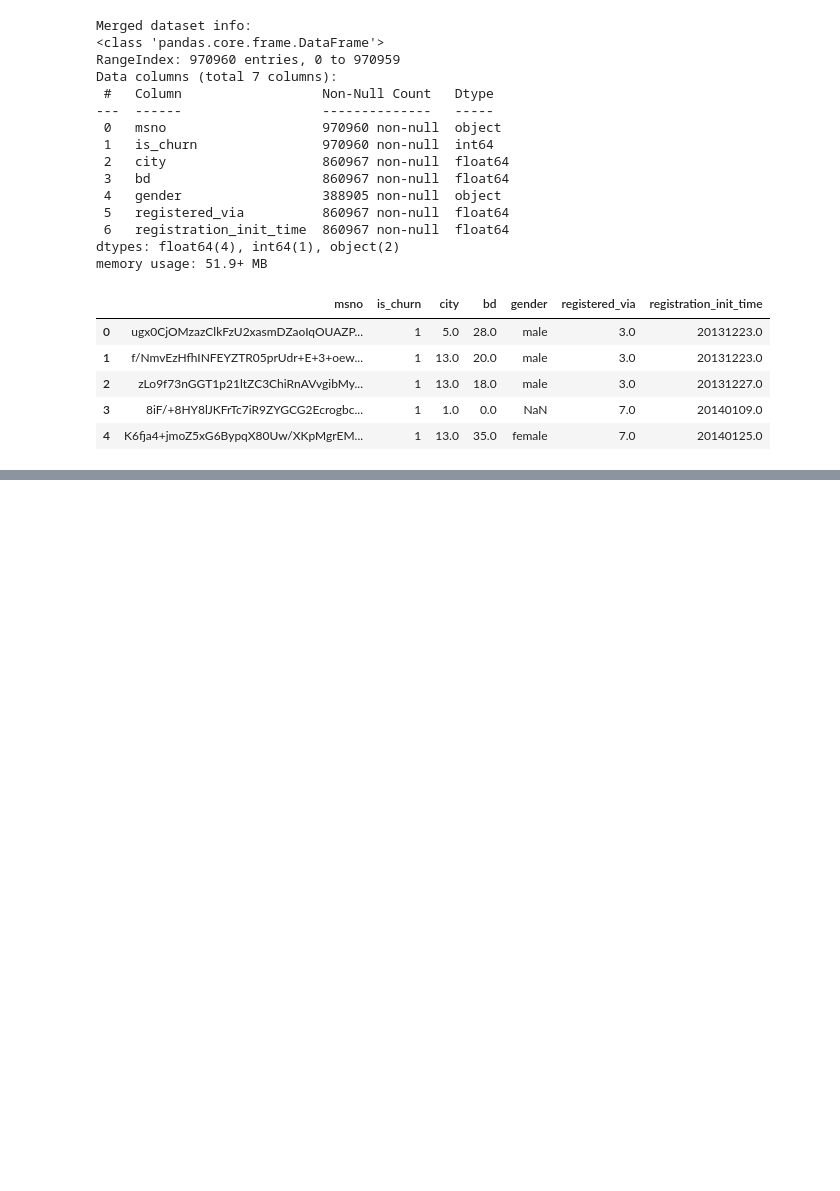
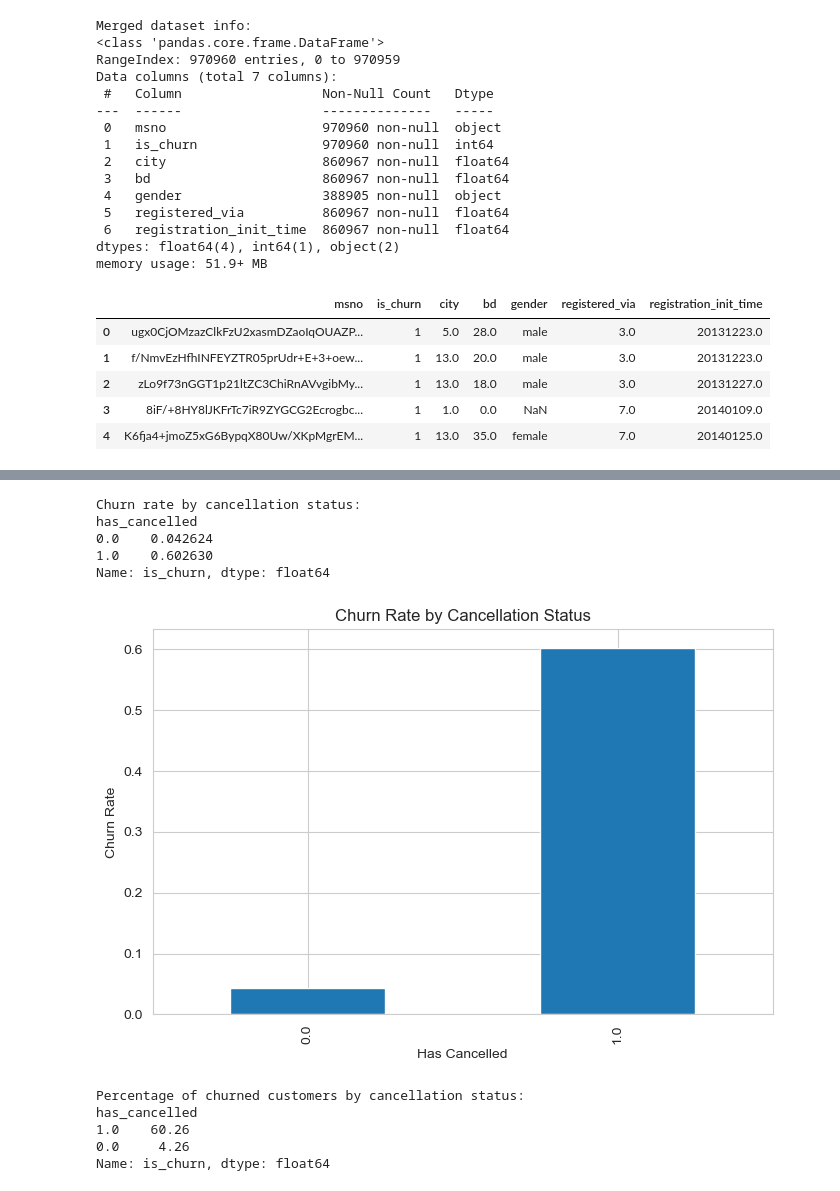
Before and after one commit to PaulinaMamiaga/customer-churn-intelligence-system, a Jupyter notebook: notebooks/01_eda_data_understanding.ipynb, the cells around one changed output, grey strips where cells are left out. Drawn from its saved outputs; the diff is of its cells as text; code cells hidden in the pictures; blank space fills up the shorter version.

```diff
--- a/notebooks/01_eda_data_understanding.ipynb
+++ b/notebooks/01_eda_data_understanding.ipynb
@@ -707,0 +970,28 @@ plt.show()
+# %%
+# chrurn rate by cancellation status
+churn_by_cancel = df.groupby('has_cancelled')['is_churn'].mean()
+print("\nChurn rate by cancellation status:")
+print(churn_by_cancel)
+
+# plot churn rate by cancellation status
+churn_by_cancel.plot(kind='bar')
+plt.title("Churn Rate by Cancellation Status")
+plt.xlabel("Has Cancelled")
+plt.ylabel("Churn Rate")
+plt.show()
+
+# print percentage of churned customers by cancellation status in descending order
+print("\nPercentage of churned customers by cancellation status:")
+print((churn_by_cancel * 100).round(2).sort_values(ascending=False))
+# %% [output]
+Churn rate by cancellation status:
+has_cancelled
+0.0    0.042624
+1.0    0.602630
+Name: is_churn, dtype: float64
+[figure, added]
+Percentage of churned customers by cancellation status:
+has_cancelled
+1.0    60.26
+0.0     4.26
+Name: is_churn, dtype: float64
```
Also changed, not shown: parts of 45 cells of this notebook, 10 other files.
